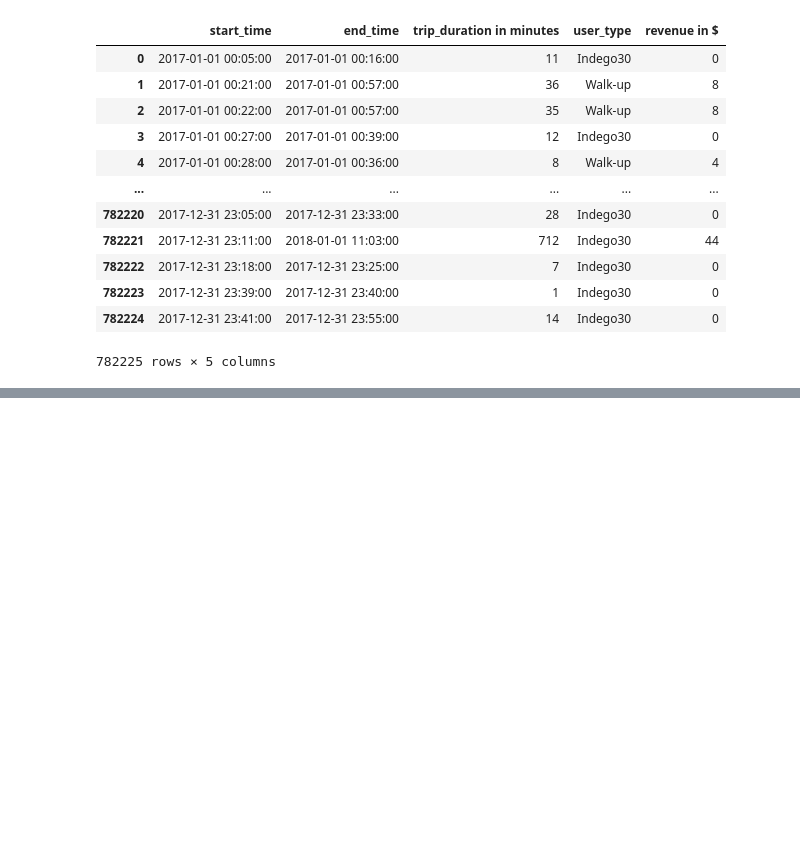
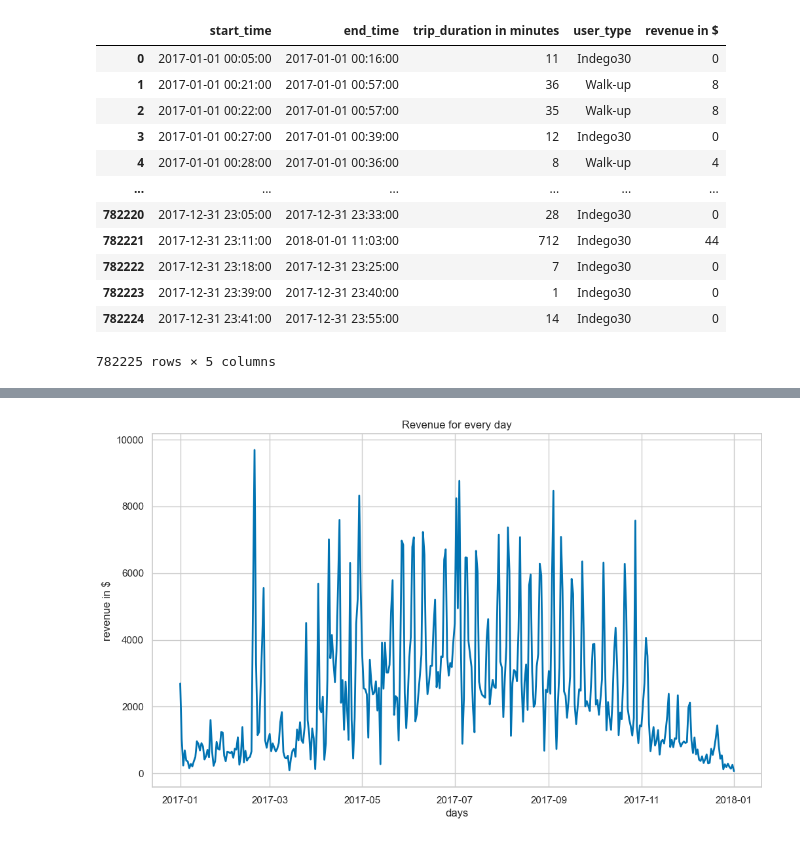
Before and after one commit to yassinehammou27/intentionally_blank, a Jupyter notebook: Team Assignment - Intentionally Blank.ipynb, the cells around one changed output, grey strips where cells are left out. Cells and saved outputs as stored; diff of their text form; code cells hidden in the pictures; blank space fills up the shorter version.

```diff
--- a/Team Assignment - Intentionally Blank.ipynb
+++ b/Team Assignment - Intentionally Blank.ipynb
@@ -368,0 +456,15 @@ df_phil_revenue
+# %%
+# Plotting the revenue for every day
+sns.set(style="whitegrid",palette="colorblind", rc={"lines.linewidth": 2})
+
+# Resampling the data to daily format
+df_phil_revenue_plt_daily = df_phil_revenue_plt.resample('D').sum()
+df_phil_revenue_plt_daily.index.rename('days', inplace = True)
+
+#Plotting
+fig, ax = plt.subplots(figsize = (12,7))
+plot_monthly = sns.lineplot(x = df_phil_revenue_plt_daily.index, y = 'revenue in $', data = df_phil_revenue_plt_daily)
+plt.title('Revenue for every day')
+plt.show()
+# %% [output]
+[figure, added]
```
Also changed, not shown: parts of 11 cells of this notebook.
